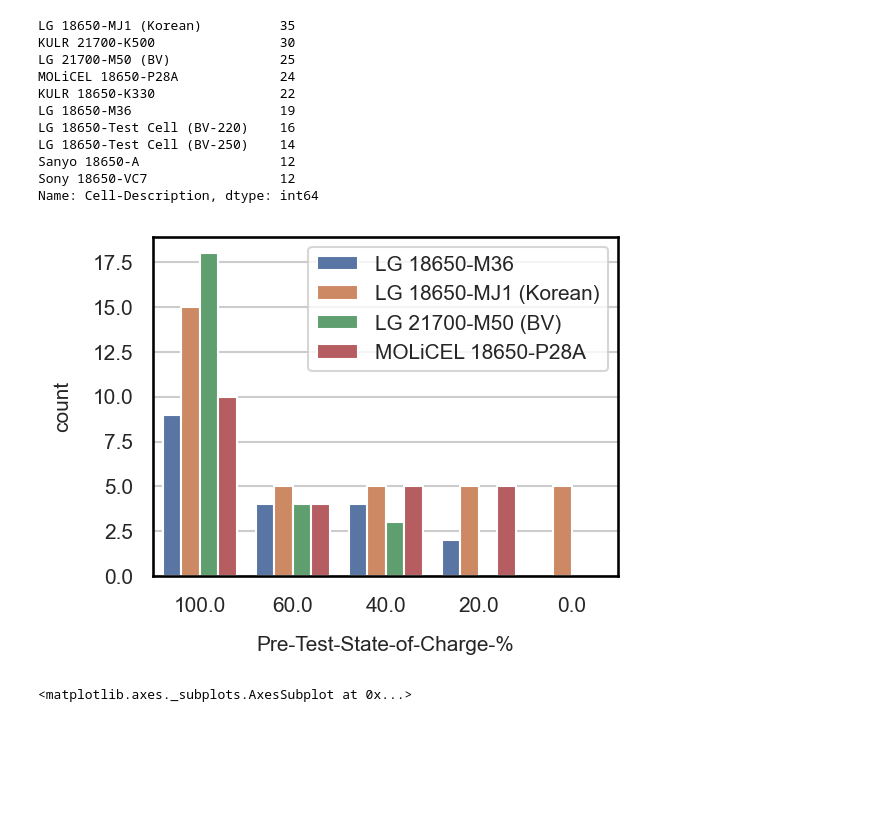
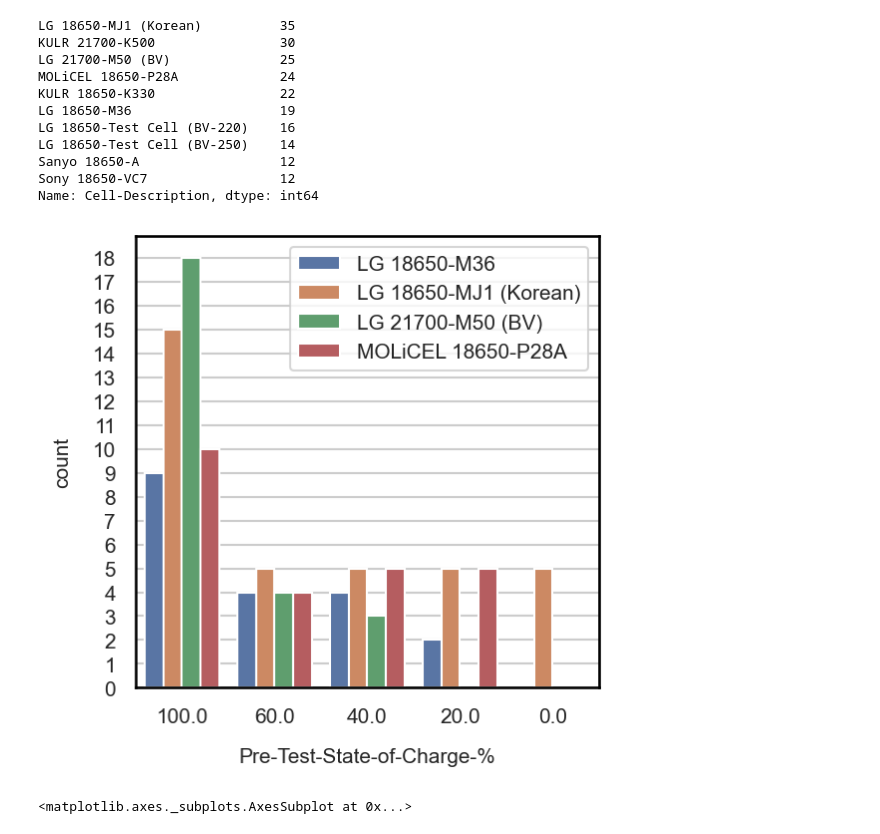
Before and after one commit to NREL/battery-heat-output, a Jupyter notebook: SOC Data.ipynb, the cells around one changed output. Drawn from its saved outputs; the diff is of its cells as text; code cells hidden in the pictures; blank space fills up the shorter version.

Commit message:
distriution of SOC data plot

```diff
--- a/SOC Data.ipynb
+++ b/SOC Data.ipynb
@@ -86,21 +86,22 @@ Sanyo 18650-A                  12
 Sony 18650-VC7                 12
 Name: Cell-Description, dtype: int64
 # %%
-sns.set(rc={'figure.figsize': (4,3),'axes.labelsize': 10, 'ytick.labelsize': 10, 'axes.labelpad': 10,
+sns.set(rc={'figure.figsize': (4,4),'axes.labelsize': 10, 'ytick.labelsize': 10, 'axes.labelpad': 10,
             'legend.fontsize':10, 'xtick.labelsize': 10, "figure.dpi":150, 'legend.title_fontsize':5})
 sns.set_style("whitegrid", {'axes.edgecolor':"black"})
 
 SOC = data.df.copy()
 
 cells = list(SOC[SOC['Pre-Test-State-of-Charge-%']!=100]['Cell-Description'].value_counts().index)
 SOC = SOC[SOC['Cell-Description'].isin(cells)]
 
 sns.countplot(data=SOC, x='Pre-Test-State-of-Charge-%', order=df['Pre-Test-State-of-Charge-%'].value_counts().index, hue='Cell-Description')
 plt.legend(loc='upper right')
+plt.yticks(range(19));
 
 # plt.savefig('num_cells.png',bbox_inches="tight")
 # %% [output]
-[figure, old version]
+[figure, new version]
 # %%
 sns.set(rc={'figure.figsize': (5,5),'axes.labelsize': 10, 'ytick.labelsize': 10, 'axes.labelpad': 10,
             'legend.fontsize':10, 'xtick.labelsize': 10, "figure.dpi":150, 'legend.title_fontsize':5})
```
Also changed, not shown: parts of 4 cells of this notebook, 1 other file.
